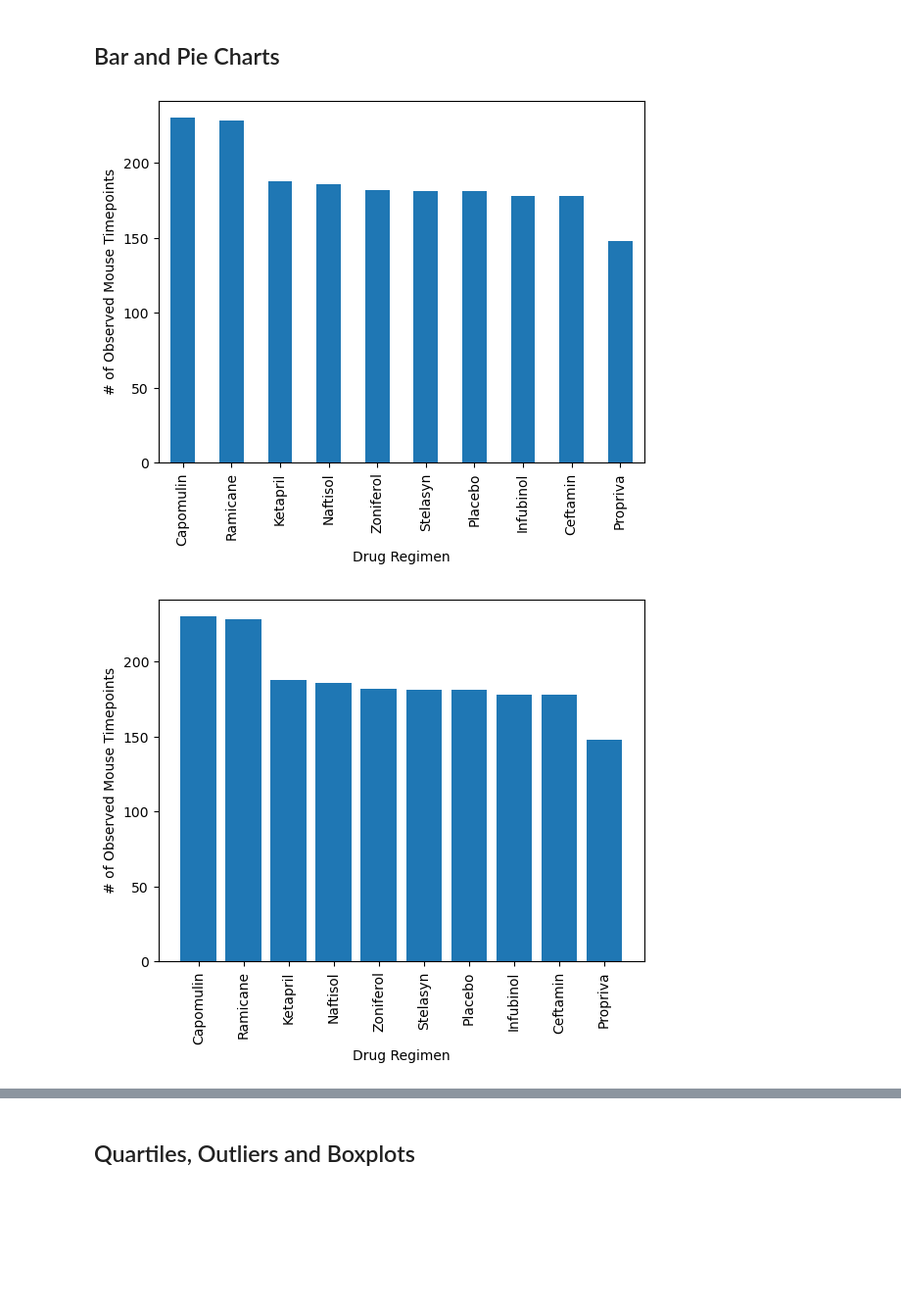
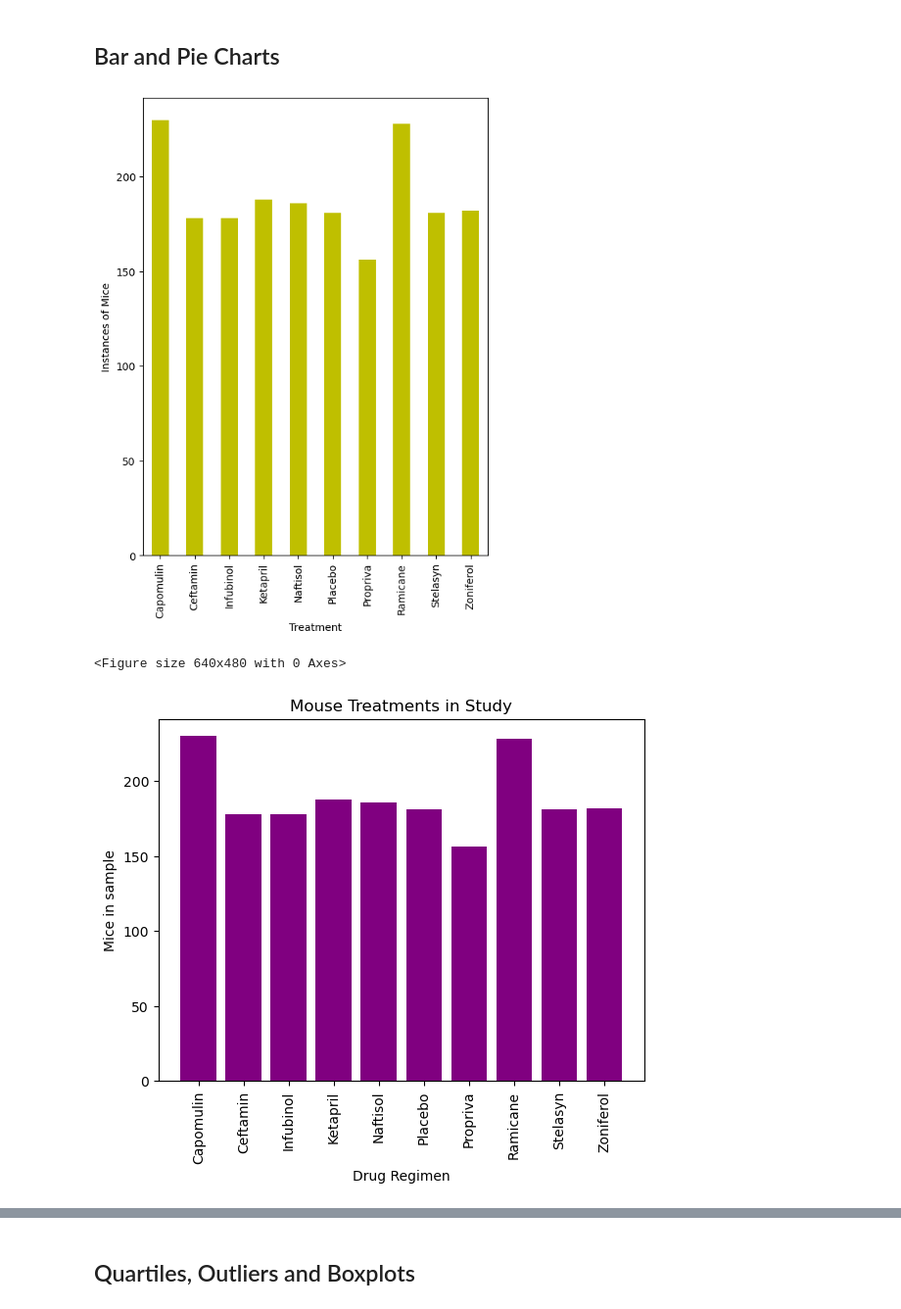
Before and after one commit to JimmJanker/matplotlib_challenge, a Jupyter notebook: pymaceuticals_starter.ipynb, the cells around one changed output, grey strips where cells are left out. Shown: that part at 98% size. Saved outputs shown, nothing was run; the diff lists cells and outputs as text; code cells hidden in the pictures; blank space fills up the shorter version.

```diff
--- a/pymaceuticals_starter.ipynb
+++ b/pymaceuticals_starter.ipynb
@@ -10,6 +10,8 @@
 import matplotlib.pyplot as plt
 import pandas as pd
 import scipy.stats as st
+from scipy.stats import linregress
+import numpy as np
 
 # Study data files
 mouse_metadata_path = "data/Mouse_metadata.csv"
@@ -20,6 +22,7 @@ mouse_metadata = pd.read_csv(mouse_metadata_path)
 study_results = pd.read_csv(study_results_path)
 
 # Combine the data into a single DataFrame
-
+merge_mouse = pd.merge(mouse_metadata, study_results, on='Mouse ID')
 
 # Display the data table for preview
+merge_mouse
@@ -52,3 +67,5 @@ array(['g989'], dtype=object)
 # %%
 # Create a clean DataFrame by dropping the duplicate mouse by its ID.
+clean_mouse = merge_mouse.drop_duplicates(subset=['Mouse ID', 'Timepoint'])
+clean_mouse
 # %% [output]
@@ -106,11 +156,32 @@ array(['g989'], dtype=object)
 ## Bar and Pie Charts
 # %%
 # Generate a bar plot showing the total number of rows (Mouse ID/Timepoints) for each drug regimen using Pandas.
+mouses = clean_mouse.groupby("Drug Regimen")
+treat_count = mouses['Drug Regimen'].count()
+
+box_chart = treat_count.plot(kind='bar',color= "y", figsize=(6,8))
+
+box_chart.set_xlabel("Treatment")
+box_chart.set_ylabel('Instances of Mice')
+
+
+plt.show()
+plt.tight_layout()
 # %% [output]
-[figure, old version]
+[figure, new version]
+<Figure size 640x480 with 0 Axes>
 # %%
 # Generate a bar plot showing the total number of rows (Mouse ID/Timepoints) for each drug regimen using pyplot.
+
+x_axis = np.arange(len(treat_count))
+tick_locations =  [value for value in x_axis]
+plt.bar(x_axis, treat_count, color = 'purple', align="center")
+plt.xticks(tick_locations, treat_count.index, rotation = 'vertical')
+plt.xlabel('Drug Regimen')
+plt.ylabel('Mice in sample')
+plt.title("Mouse Treatments in Study")
+plt.show()
 # %% [output]
-[figure, old version]
+[figure, new version]
 # %%
 # Generate a pie plot showing the distribution of female versus male mice using Pandas
```
Also changed, not shown: parts of 23 cells of this notebook.
